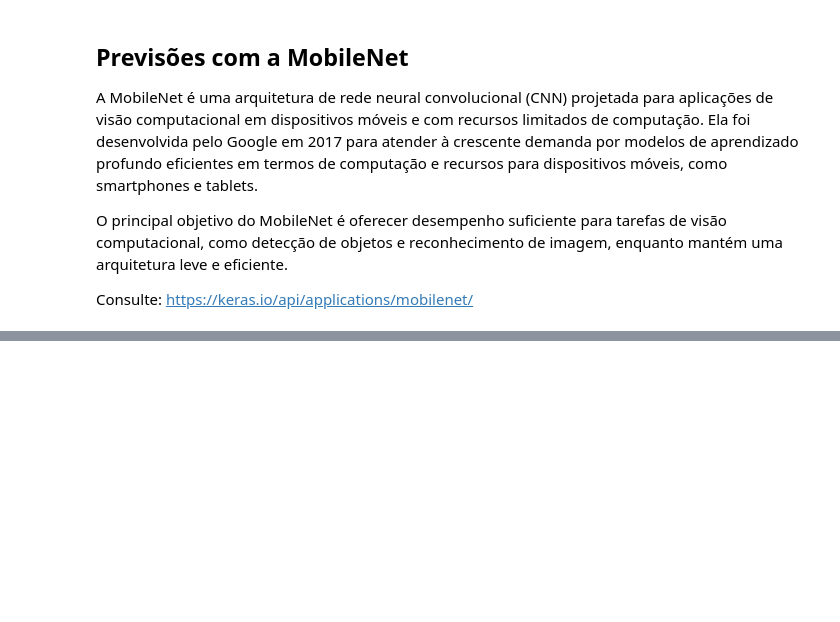
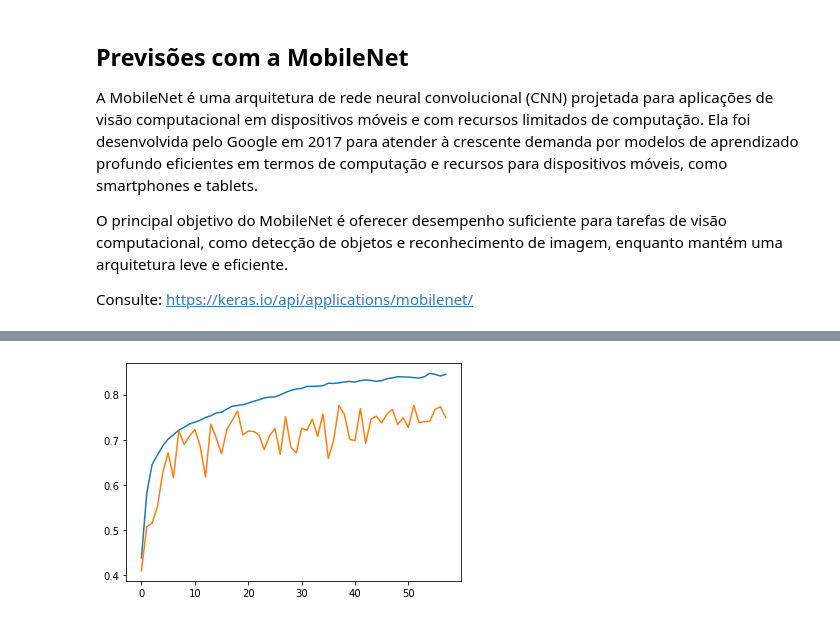
Before and after one commit to AurelioAquino92/ia-aplicada-uea, a Jupyter notebook: cifar10/iaa_2024_problema5.ipynb, the cells around one changed output, grey strips where cells are left out. Saved outputs shown, nothing was run; the diff lists cells and outputs as text; code cells hidden in the pictures; blank space fills up the shorter version.

```diff
--- a/cifar10/iaa_2024_problema5.ipynb
+++ b/cifar10/iaa_2024_problema5.ipynb
@@ -239,0 +228,5 @@ Consulte: https://keras.io/api/applications/mobilenet/
+# %%
+import pandas as pd
+
+df = pd.read_csv('log-mobile.csv')
+df.tail()
@@ -239,0 +240,6 @@ Consulte: https://keras.io/api/applications/mobilenet/
+# %%
+plt.plot(df['accuracy'])
+plt.plot(df['val_accuracy'])
+plt.show()
+# %% [output]
+[figure, added]
```
Also changed, not shown: parts of 29 cells of this notebook, 6 other files.
